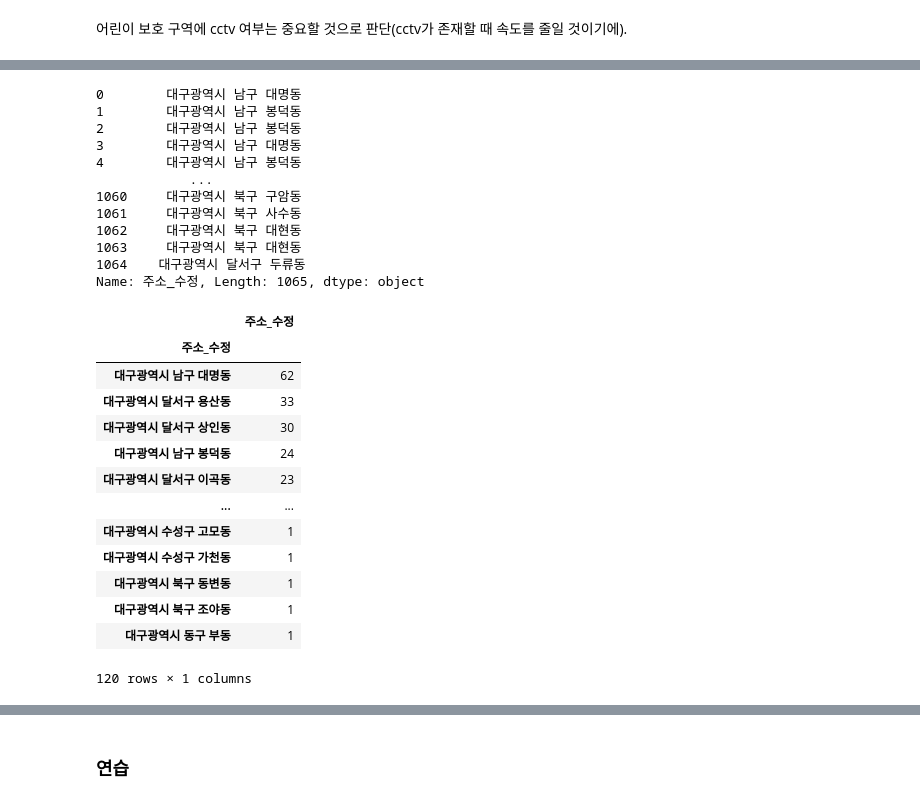
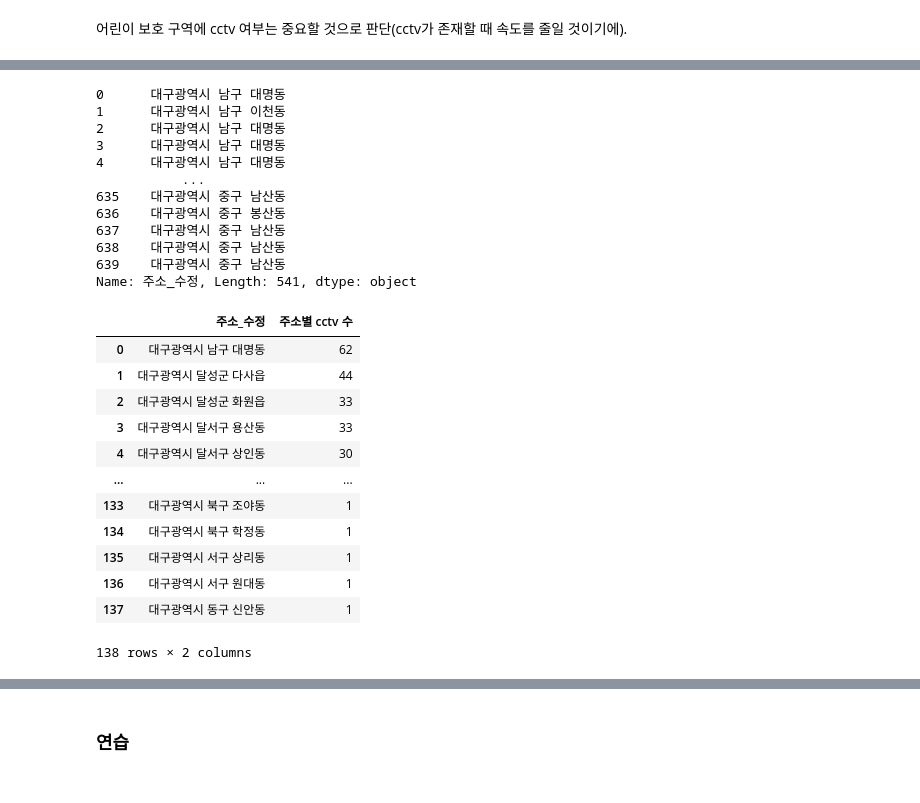
Before and after one commit to nyeokinyeoki/dacon_accident, a Jupyter notebook: accident.ipynb, the cells around one changed output, grey strips where cells are left out. Drawn from its saved outputs; the diff is of its cells as text; code cells hidden in the pictures.

```diff
--- a/accident.ipynb
+++ b/accident.ipynb
@@ -481,44 +496,51 @@ memory usage: 197.5+ KB
 # %%
 # 각 외부 데이터의 주소를 대구광역시-구-동 까지만 표현
 
-cctv["주소_수정"] = cctv["소재지지번주소"].str.extract(r'(대구광역시 [가-힣]+구 [가-힣]+동)')
-light["주소_수정"] = light["소재지지번주소"].str.extract(r'(대구광역시 [가-힣]+구 [가-힣]+동)')
-child["주소_수정"] = child["소재지지번주소"].str.extract(r'(대구광역시 [가-힣]+구 [가-힣]+동)')
-parking["주소_수정"] = parking["소재지지번주소"].str.extract(r'(대구광역시 [가-힣]+구 [가-힣]+동)')
+cctv["주소_수정"] = cctv["소재지지번주소"].str.extract(r'(대구광역시\s[ㄱ-힣]+\s[ㄱ-힣]+)\s')
+light["주소_수정"] = light["소재지지번주소"].str.extract(r'(대구광역시\s[ㄱ-힣]+\s[ㄱ-힣]+)\s')
+child_dr["주소_수정"] = child_dr["소재지지번주소"].str.extract(r'(대구광역시\s[ㄱ-힣]+\s[ㄱ-힣]+)\s')
+parking["주소_수정"] = parking["소재지지번주소"].str.extract(r'(대구광역시\s[ㄱ-힣]+\s[ㄱ-힣]+)\s')
 
-cctv["주소_수정"]
+child_dr["주소_수정"]
 # %% [output]
-0        대구광역시 남구 대명동
-1        대구광역시 남구 봉덕동
-2        대구광역시 남구 봉덕동
-3        대구광역시 남구 대명동
-4        대구광역시 남구 봉덕동
-            ...
-1060     대구광역시 북구 구암동
-1061     대구광역시 북구 사수동
-1062     대구광역시 북구 대현동
-1063     대구광역시 북구 대현동
-1064    대구광역시 달서구 두류동
-Name: 주소_수정, Length: 1065, dtype: object
+0      대구광역시 남구 대명동
+1      대구광역시 남구 이천동
+2      대구광역시 남구 대명동
+3      대구광역시 남구 대명동
+4      대구광역시 남구 대명동
+           ...
+635    대구광역시 중구 남산동
+636    대구광역시 중구 봉산동
+637    대구광역시 중구 남산동
+638    대구광역시 중구 남산동
+639    대구광역시 중구 남산동
+Name: 주소_수정, Length: 541, dtype: object
 # %%
 # 주소별로 지역별 전체 cctv 갯수 파악
 
 gb_cctv = cctv.groupby("주소_수정")["주소_수정"].count().sort_values(ascending=False)
 
-gb_cctv.to_frame()
+gb_cctv.index.rename("",inplace=True)
+
+gb_cctv = gb_cctv.to_frame()
+
+gb_cctv.reset_index(level=0,inplace=True)
+
+gb_cctv.columns = ["주소_수정", "주소별 cctv 수"]
+
+gb_cctv
 # %% [output]
-|  | 주소_수정 |
-| 주소_수정 |  |
-| 대구광역시 남구 대명동 | 62 |
-| 대구광역시 달서구 용산동 | 33 |
-| 대구광역시 달서구 상인동 | 30 |
-| 대구광역시 남구 봉덕동 | 24 |
-| 대구광역시 달서구 이곡동 | 23 |
-| ... | ... |
-| 대구광역시 수성구 고모동 | 1 |
-| 대구광역시 수성구 가천동 | 1 |
-| 대구광역시 북구 동변동 | 1 |
-| 대구광역시 북구 조야동 | 1 |
-| 대구광역시 동구 부동 | 1 |
+|  | 주소_수정 | 주소별 cctv 수 |
+| 0 | 대구광역시 남구 대명동 | 62 |
+| 1 | 대구광역시 달성군 다사읍 | 44 |
+| 2 | 대구광역시 달성군 화원읍 | 33 |
+| 3 | 대구광역시 달서구 용산동 | 33 |
+| 4 | 대구광역시 달서구 상인동 | 30 |
+| ... | ... | ... |
+| 133 | 대구광역시 북구 조야동 | 1 |
+| 134 | 대구광역시 북구 학정동 | 1 |
+| 135 | 대구광역시 서구 상리동 | 1 |
+| 136 | 대구광역시 서구 원대동 | 1 |
+| 137 | 대구광역시 동구 신안동 | 1 |
-120 rows × 1 columns
+138 rows × 2 columns
 # %%
```
Also changed, not shown: parts of 18 cells of this notebook.
